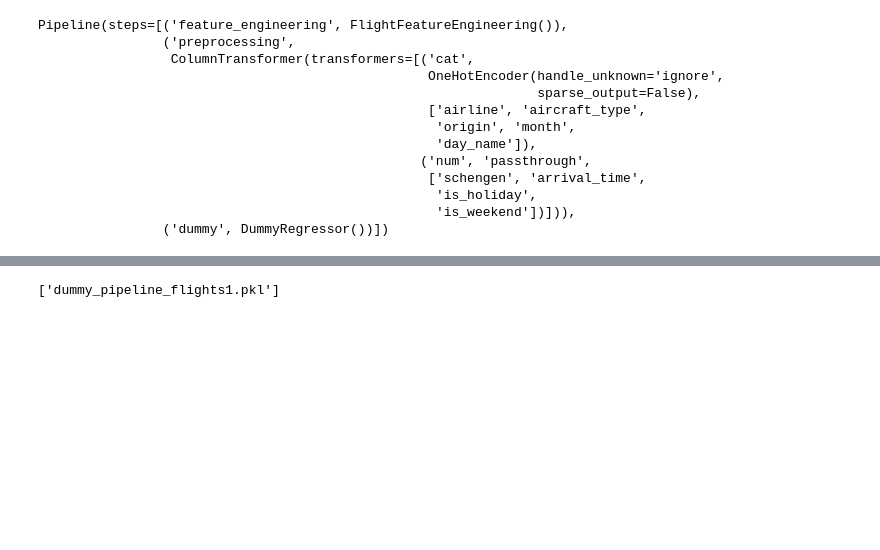
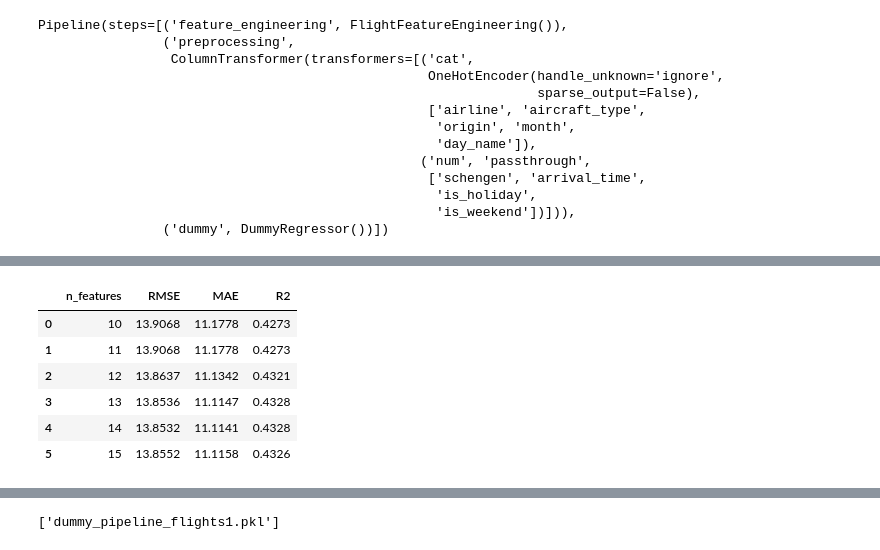
Before and after one commit to JCSR2022/Alura_Data_Science, a Jupyter notebook: Flight_Delay_Prediction_Project/Optimizacion_aeroportuaria.ipynb, the cells around one changed output, grey strips where cells are left out. Saved outputs shown, nothing was run; the diff lists cells and outputs as text; code cells hidden in the pictures; blank space fills up the shorter version.

```diff
--- a/Flight_Delay_Prediction_Project/Optimizacion_aeroportuaria.ipynb
+++ b/Flight_Delay_Prediction_Project/Optimizacion_aeroportuaria.ipynb
@@ -798,0 +933,21 @@ array([-1.80888914e-06, -6.16192470e-05, -3.08771783e-05, -5.25740341e-04,
+# %%
+df_resultados = evaluate_feature_counts(
+    feat_imp,
+    X_encoded_train,
+    X_encoded_test,
+    y_train,
+    y_test,
+    min_feat=10,
+    max_feat=15,
+    step=1
+)
+
+df_resultados
+# %% [output]
+|  | n_features | RMSE | MAE | R2 |
+| 0 | 10 | 13.9068 | 11.1778 | 0.4273 |
+| 1 | 11 | 13.9068 | 11.1778 | 0.4273 |
+| 2 | 12 | 13.8637 | 11.1342 | 0.4321 |
+| 3 | 13 | 13.8536 | 11.1147 | 0.4328 |
+| 4 | 14 | 13.8532 | 11.1141 | 0.4328 |
+| 5 | 15 | 13.8552 | 11.1158 | 0.4326 |
```
Also changed, not shown: parts of 25 cells of this notebook.
